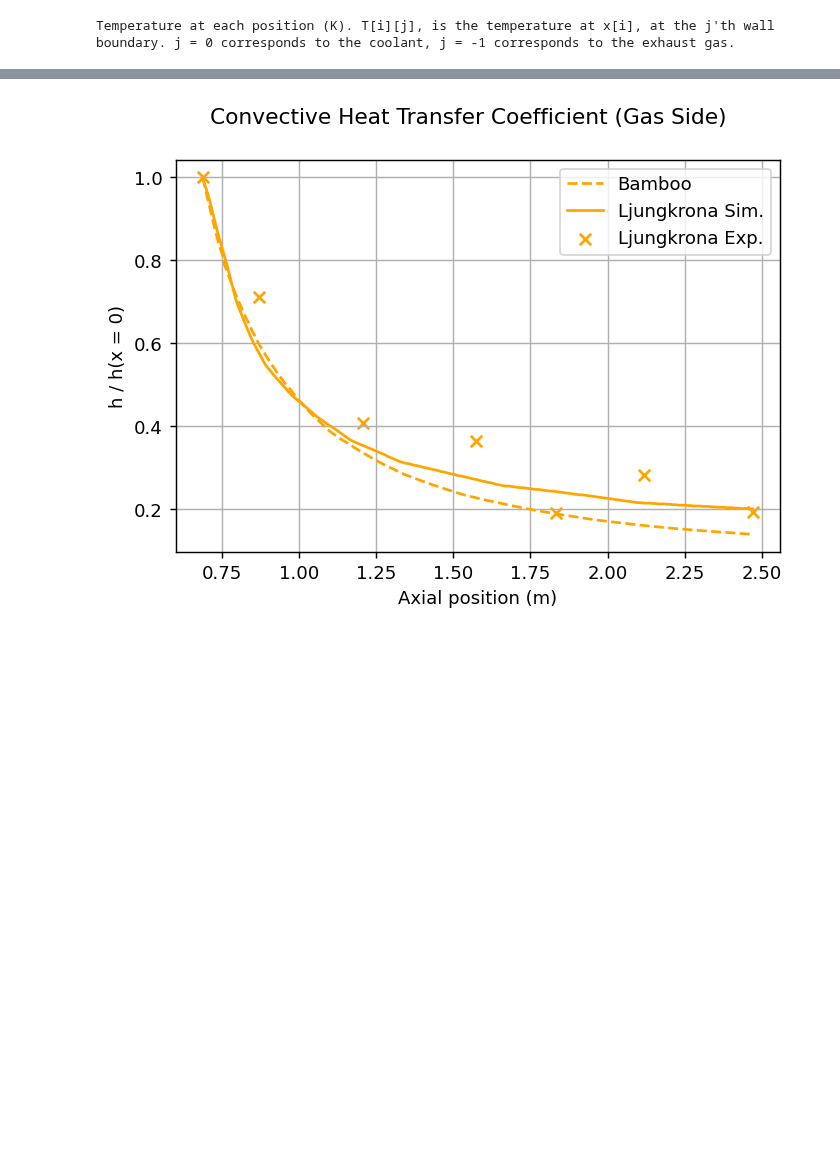
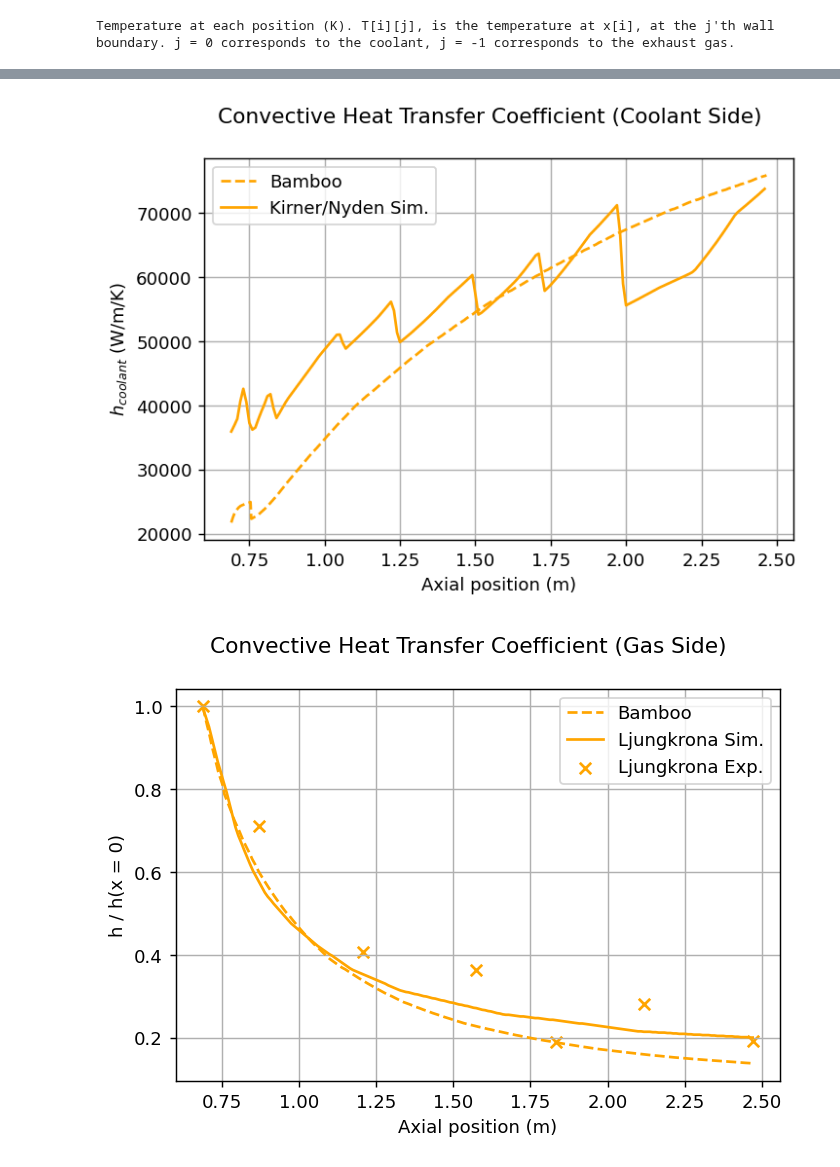
Before and after one commit to cuspaceflight/bamboo, a Jupyter notebook: validation/Vulcain Nozzle Extension.ipynb, the cells around one changed output, grey strips where cells are left out. Cells and saved outputs as stored; diff of their text form; code cells hidden in the pictures; blank space fills up the shorter version.

```diff
--- a/validation/Vulcain Nozzle Extension.ipynb
+++ b/validation/Vulcain Nozzle Extension.ipynb
@@ -317,3 +313,58 @@ plt.show()
+# %%
+# Compare the convective heat transfer coefficients on the coolant side
+fig, ax = plt.subplots()
+fig.suptitle("Convective Heat Transfer Coefficient (Coolant Side)")
+
+# Estimate the convective heat transfer coefficient from the simulation data they have
+# mdot cp dT/dx = dQ/dx
+x_kirner = data["Kirner"]["Extension Coolant Temperature (Sim)"]["x"]
+
+dT_dx_kirner = np.gradient(data["Kirner"]["Extension Coolant Temperature (Sim)"]["y"],
+                           data["Kirner"]["Extension Coolant Temperature (Sim)"]["x"])
+
+# Estimate cp using CoolProp - assume constant pressure
+cp_kirner = PropsSI("CPMASS",
+                    "T", data["Kirner"]["Extension Coolant Temperature (Sim)"]["y"],
+                    "P", coolant_inlet_p0,
+                    "HYDROGEN")
+
+dQ_dx_kirner = mdot_coolant * cp_kirner * dT_dx_kirner
+
+Twc_to_kirner = np.interp(x_kirner,
+                          data["Nyden"]["Cooling Side Wall Temperature (Sim)"]["x"],
+                          data["Nyden"]["Cooling Side Wall Temperature (Sim)"]["y"])
+
+delta_T_kirner = Twc_to_kirner - np.array(data["Kirner"]["Extension Coolant Temperature (Sim)"]["y"])
+
+hA_cool_kirner = abs(dQ_dx_kirner / delta_T_kirner)
+
+# Now calculate the same thing for Bamboo
+dQ_dx_bamboo = np.array(bamboo_results["dQ_dx"])
+delta_T_bamboo = np.array(bamboo_results["T_coolant"]) - np.array(bamboo_results["T"])[:, 1]
+hA_c_bamboo = abs(dQ_dx_bamboo / delta_T_bamboo)
+
+# Plot wall temperatures
+ax.plot(bamboo_results["x"],
+        hA_c_bamboo,
+        label= "Bamboo",
+        color= "orange",
+        linestyle = "--")
+
+# Plot their simulation data
+ax.plot(x_kirner,
+        hA_cool_kirner,
+        label= "Kirner/Nyden Sim.",
+        color= "orange")
+
+
+# Formatting
+ax.set_ylabel(r"$h_{coolant}$ (W/m/K)")
+ax.set_xlabel("Axial position (m)")
+ax.grid()
+ax.legend()
+plt.show()
+# %% [output]
+[figure, added]
 # %%
 # Plot exhaust side wall temperatures
 fig, ax = plt.subplots()
```
Also changed, not shown: parts of 4 cells of this notebook, 1 other file.
